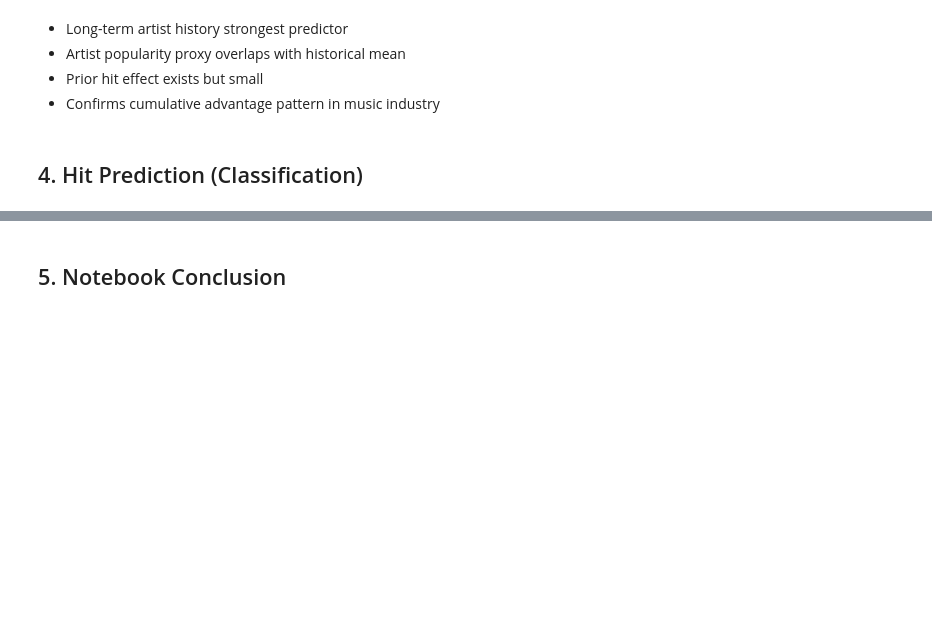
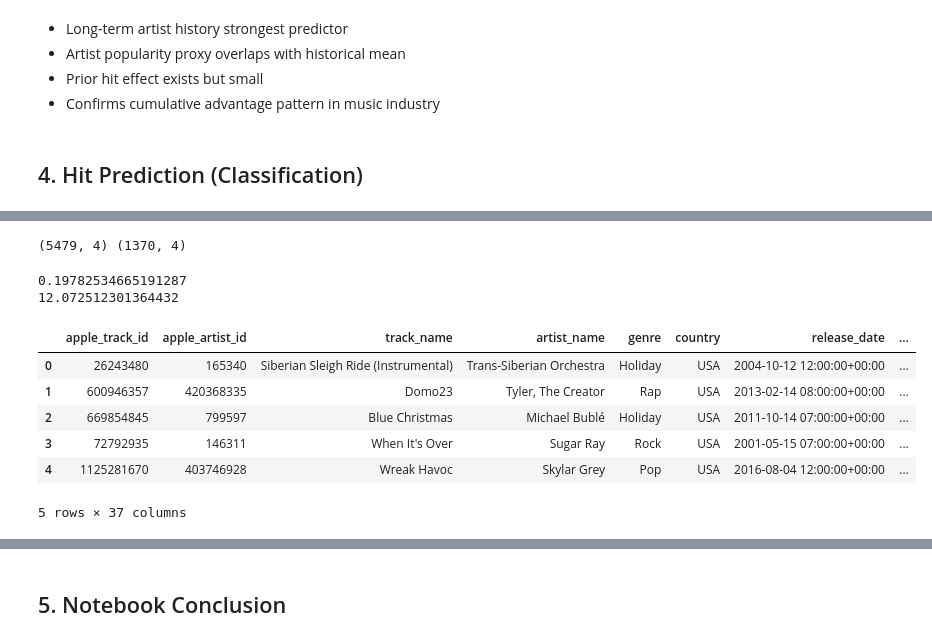
Before and after one commit to lucytheboss/what-drives-music-popularity, a Jupyter notebook: notebooks/05_audio_modeling.ipynb, the cells around one changed output, grey strips where cells are left out. Saved outputs shown, nothing was run; the diff lists cells and outputs as text; code cells hidden in the pictures; blank space fills up the shorter version.

```diff
--- a/notebooks/05_audio_modeling.ipynb
+++ b/notebooks/05_audio_modeling.ipynb
@@ -460,0 +545,48 @@ prior_release_mean_pop: 4.997
+# %%
+X = df_model[['artist_popularity', 'artist_followers','prev_release_pop', 'prior_release_mean_pop']]
+y = df_model['track_popularity']
+
+X_train, X_test, y_train, y_test = train_test_split(
+    X, y,
+    test_size=0.2,
+    random_state=42
+)
+print(X_train.shape, X_test.shape)
+# %% [output]
+(5479, 4) (1370, 4)
+# %%
+lr = LinearRegression()
+lr.fit(X_train, y_train)
+
+y_pred = lr.predict(X_test)
+
+r2 = r2_score(y_test, y_pred)
+print(r2)
+mae = mean_absolute_error(y_test, y_pred)
+print(mae)
+# %% [output]
+0.19782534665191287
+12.072512301364432
+# %%
+test_with_pred = df_model.loc[X_test.index]
+
+pred_df = pd.DataFrame(y_pred, index = X_test.index)
+pred_df = pd.merge(
+    test_with_pred, pred_df,
+    left_on = test_with_pred.index,
+    right_on= pred_df.index,
+)
+pred_df.rename(columns={
+    0 : 'pred_pop'
+}, inplace=True)
+
+pred_df.drop(columns='key_0', inplace=True)
+pred_df.head()
+# %% [output]
+|  | apple_track_id | apple_artist_id | track_name | artist_name | genre | country | release_date | ... |
+| 0 | 26243480 | 165340 | Siberian Sleigh Ride (Instrumental) | Trans-Siberian Orchestra | Holiday | USA | 2004-10-12 12:00:00+00:00 | ... |
+| 1 | 600946357 | 420368335 | Domo23 | Tyler, The Creator | Rap | USA | 2013-02-14 08:00:00+00:00 | ... |
+| 2 | 669854845 | 799597 | Blue Christmas | Michael Bublé | Holiday | USA | 2011-10-14 07:00:00+00:00 | ... |
+| 3 | 72792935 | 146311 | When It's Over | Sugar Ray | Rock | USA | 2001-05-15 07:00:00+00:00 | ... |
+| 4 | 1125281670 | 403746928 | Wreak Havoc | Skylar Grey | Pop | USA | 2016-08-04 12:00:00+00:00 | ... |
+5 rows × 37 columns
```
Also changed, not shown: parts of 14 cells of this notebook.
